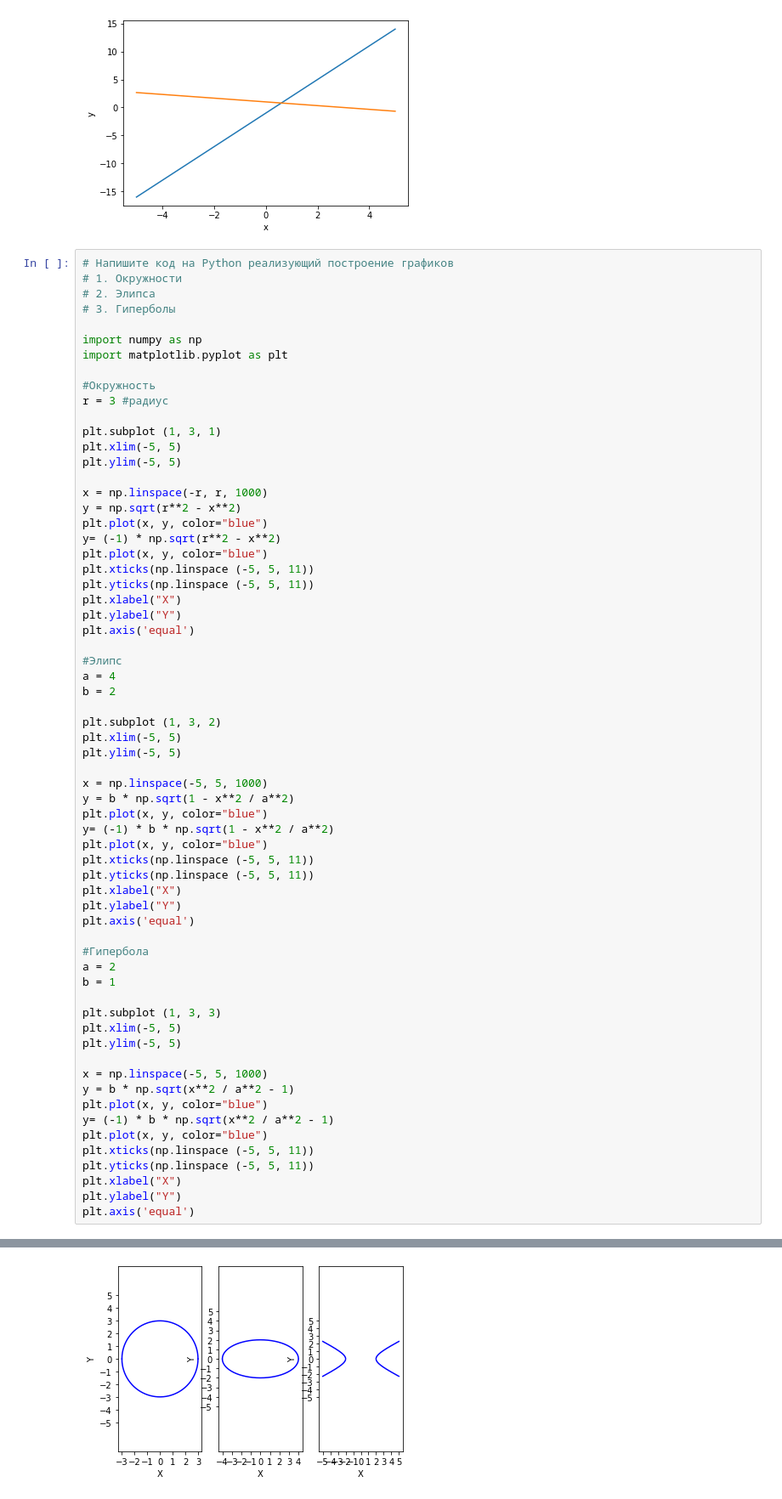
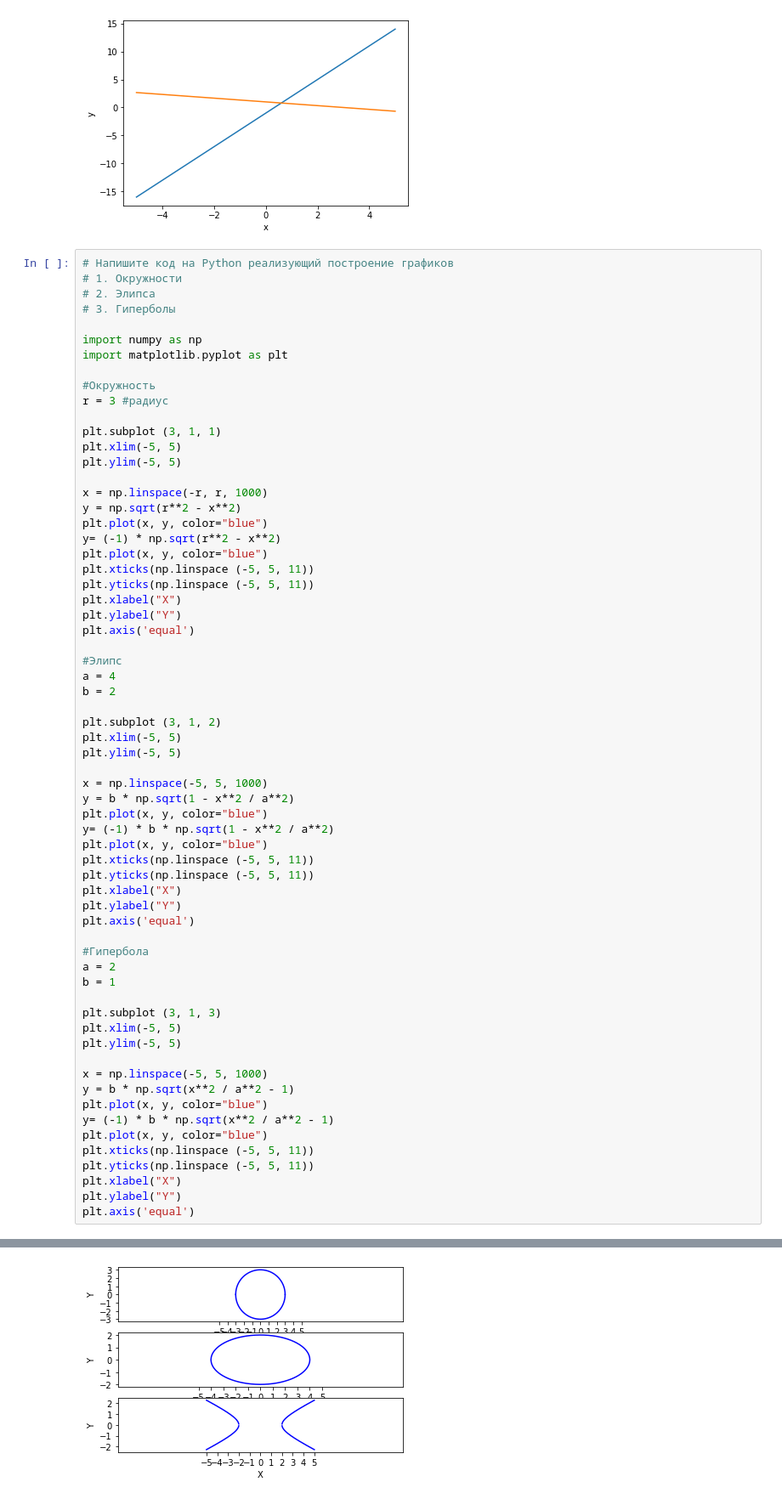
Before and after one commit to nddruu/GooColab, a Jupyter notebook: Введение_в_высшую_математику_(GB).ipynb, the cells around one changed output, grey strips where cells are left out. Shown at 85% size. Saved outputs shown, nothing was run; the diff lists cells and outputs as text.

```diff
--- a/Введение_в_высшую_математику_(GB).ipynb
+++ b/Введение_в_высшую_математику_(GB).ipynb
@@ -53,7 +53,7 @@ import matplotlib.pyplot as plt
 #Окружность
 r = 3 #радиус
 
-plt.subplot (1, 3, 1)
+plt.subplot (3, 1, 1)
 plt.xlim(-5, 5)
 plt.ylim(-5, 5)
 
@@ -72,39 +72,39 @@ plt.axis('equal')
 a = 4
 b = 2
 
-plt.subplot (1, 3, 2)
+plt.subplot (3, 1, 2)
 plt.xlim(-5, 5)
 plt.ylim(-5, 5)
 
 x = np.linspace(-5, 5, 1000)
 y = b * np.sqrt(1 - x**2 / a**2)
 plt.plot(x, y, color="blue")
 y= (-1) * b * np.sqrt(1 - x**2 / a**2)
 plt.plot(x, y, color="blue")
 plt.xticks(np.linspace (-5, 5, 11))
 plt.yticks(np.linspace (-5, 5, 11))
 plt.xlabel("X")
 plt.ylabel("Y")
 plt.axis('equal')
 
 #Гипербола
 a = 2
 b = 1
 
-plt.subplot (1, 3, 3)
+plt.subplot (3, 1, 3)
 plt.xlim(-5, 5)
 plt.ylim(-5, 5)
 
 x = np.linspace(-5, 5, 1000)
 y = b * np.sqrt(x**2 / a**2 - 1)
 plt.plot(x, y, color="blue")
 y= (-1) * b * np.sqrt(x**2 / a**2 - 1)
 plt.plot(x, y, color="blue")
 plt.xticks(np.linspace (-5, 5, 11))
 plt.yticks(np.linspace (-5, 5, 11))
 plt.xlabel("X")
 plt.ylabel("Y")
 plt.axis('equal')
 # %% [output]
 (-5.5, 5.5, -2.5204166322257118, 2.5204166322257118)
-[figure, old version]
+[figure, new version]
```
Also changed, not shown: parts of 4 cells of this notebook.
